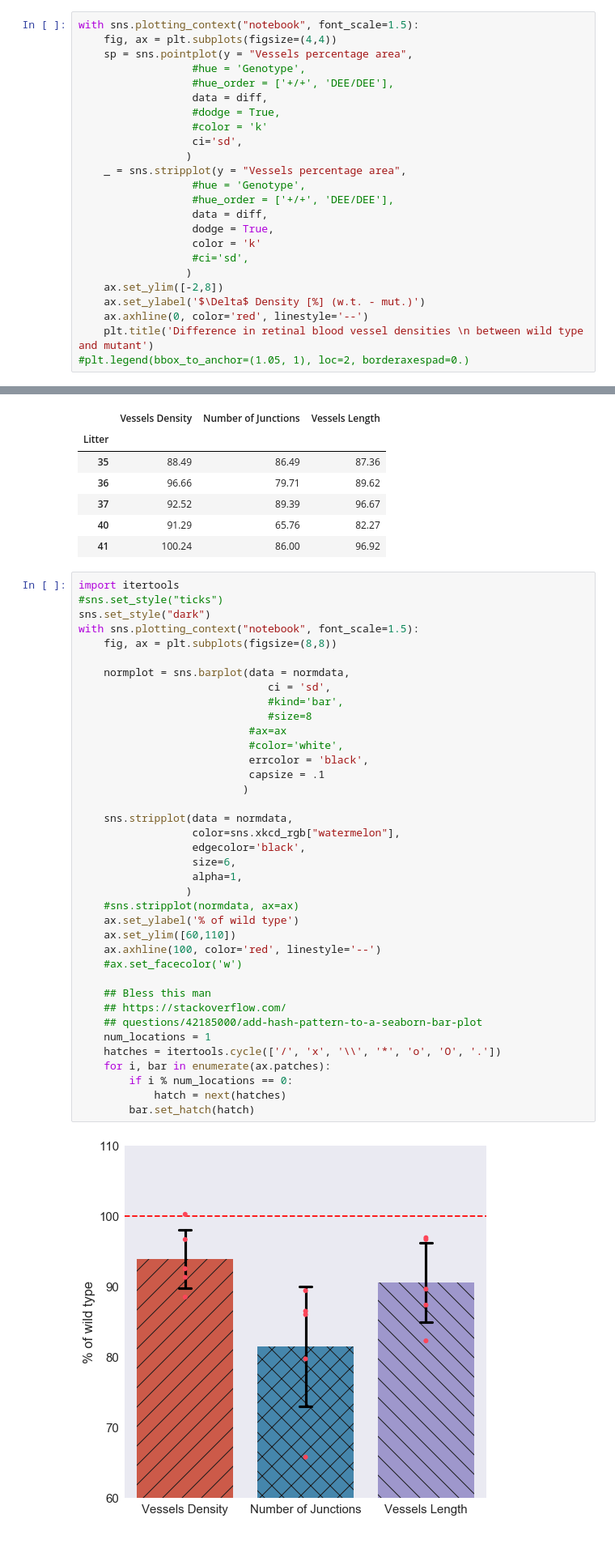
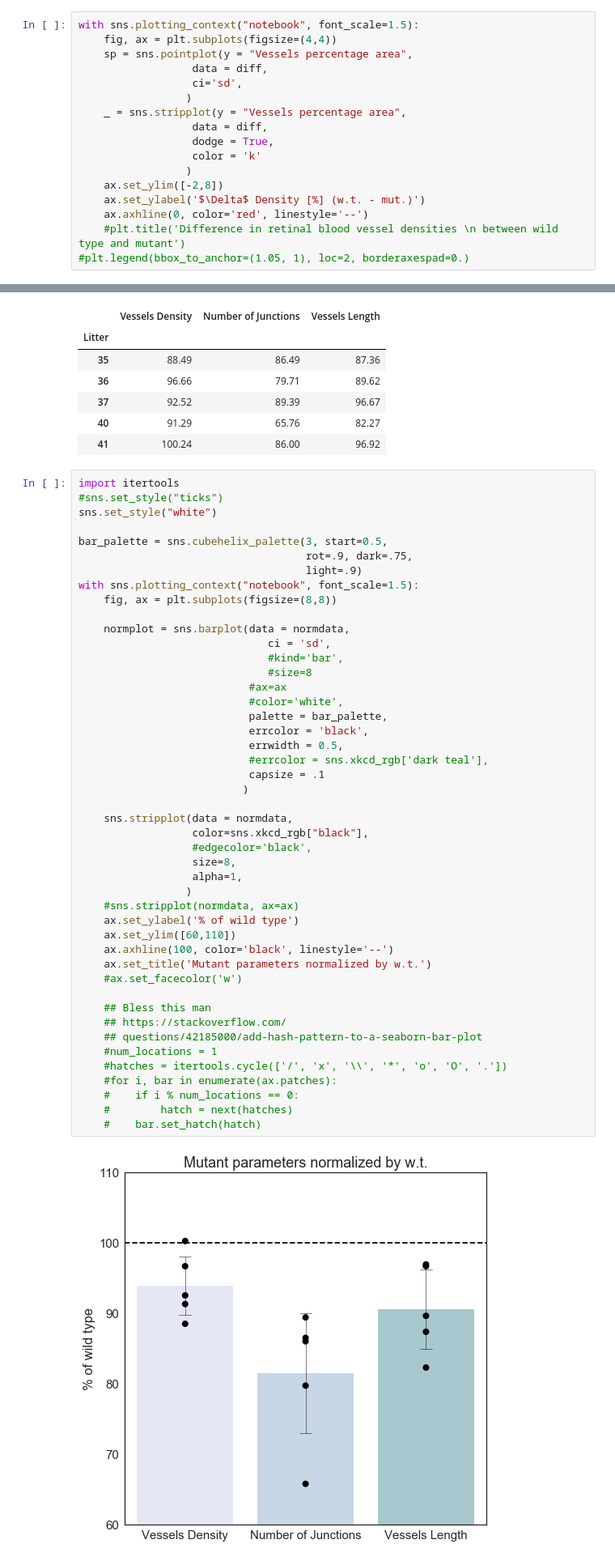
Before and after one commit to MixedIndentations/Angiogenesis-Density, a Jupyter notebook: notebooks/visualization-paper-figures-discussion.ipynb, the cells around one changed output, grey strips where cells are left out. Shown at 81% size. Saved outputs shown, nothing was run; the diff lists cells and outputs as text.

```diff
--- a/notebooks/visualization-paper-figures-discussion.ipynb
+++ b/notebooks/visualization-paper-figures-discussion.ipynb
@@ -395,24 +423,17 @@ Instead of using a box plot, show the data points themselves! We can include the
 with sns.plotting_context("notebook", font_scale=1.5):
     fig, ax = plt.subplots(figsize=(4,4))
     sp = sns.pointplot(y = "Vessels percentage area",
-                  #hue = 'Genotype',
-                  #hue_order = ['+/+', 'DEE/DEE'],
                   data = diff,
-                  #dodge = True,
-                  #color = 'k'
                   ci='sd',
                  )
     _ = sns.stripplot(y = "Vessels percentage area",
-                  #hue = 'Genotype',
-                  #hue_order = ['+/+', 'DEE/DEE'],
                   data = diff,
                   dodge = True,
                   color = 'k'
-                  #ci='sd',
                  )
     ax.set_ylim([-2,8])
     ax.set_ylabel('$\Delta$ Density [%] (w.t. - mut.)')
     ax.axhline(0, color='red', linestyle='--')
-    plt.title('Difference in retinal blood vessel densities \n between wild type and mutant')
+    #plt.title('Difference in retinal blood vessel densities \n between wild type and mutant')
 #plt.legend(bbox_to_anchor=(1.05, 1), loc=2, borderaxespad=0.)
 # %% [output]
@@ -456,40 +477,48 @@ normdata
 # %%
 import itertools
 #sns.set_style("ticks")
-sns.set_style("dark")
+sns.set_style("white")
+
+bar_palette = sns.cubehelix_palette(3, start=0.5,
+                                    rot=.9, dark=.75,
+                                    light=.9)
 with sns.plotting_context("notebook", font_scale=1.5):
     fig, ax = plt.subplots(figsize=(8,8))
 
     normplot = sns.barplot(data = normdata,
                               ci = 'sd',
                               #kind='bar',
                               #size=8
                            #ax=ax
                            #color='white',
+                           palette = bar_palette,
                            errcolor = 'black',
+                           errwidth = 0.5,
+                           #errcolor = sns.xkcd_rgb['dark teal'],
                            capsize = .1
                           )
 
     sns.stripplot(data = normdata,
-                  color=sns.xkcd_rgb["watermelon"],
-                  edgecolor='black',
-                  size=6,
+                  color=sns.xkcd_rgb["black"],
+                  #edgecolor='black',
+                  size=8,
                   alpha=1,
                  )
     #sns.stripplot(normdata, ax=ax)
     ax.set_ylabel('% of wild type')
     ax.set_ylim([60,110])
-    ax.axhline(100, color='red', linestyle='--')
+    ax.axhline(100, color='black', linestyle='--')
+    ax.set_title('Mutant parameters normalized by w.t.')
     #ax.set_facecolor('w')
 
     ## Bless this man
     ## https://stackoverflow.com/
     ## questions/42185000/add-hash-pattern-to-a-seaborn-bar-plot
-    num_locations = 1
-    hatches = itertools.cycle(['/', 'x', '\\', '*', 'o', 'O', '.'])
-    for i, bar in enumerate(ax.patches):
-        if i % num_locations == 0:
-            hatch = next(hatches)
-        bar.set_hatch(hatch)
+    #num_locations = 1
+    #hatches = itertools.cycle(['/', 'x', '\\', '*', 'o', 'O', '.'])
+    #for i, bar in enumerate(ax.patches):
+    #    if i % num_locations == 0:
+    #        hatch = next(hatches)
+    #    bar.set_hatch(hatch)
 # %% [output]
-[figure, old version]
+[figure, new version]
```
Also changed, not shown: parts of 12 cells of this notebook.
